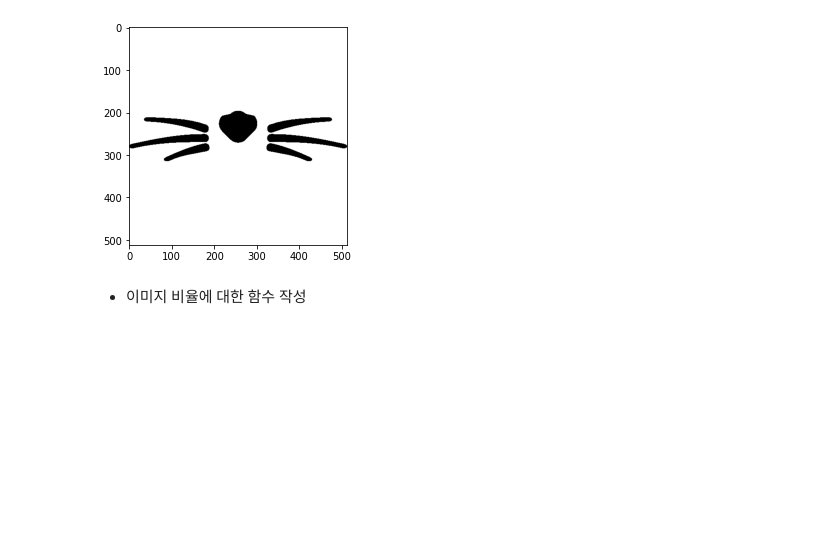
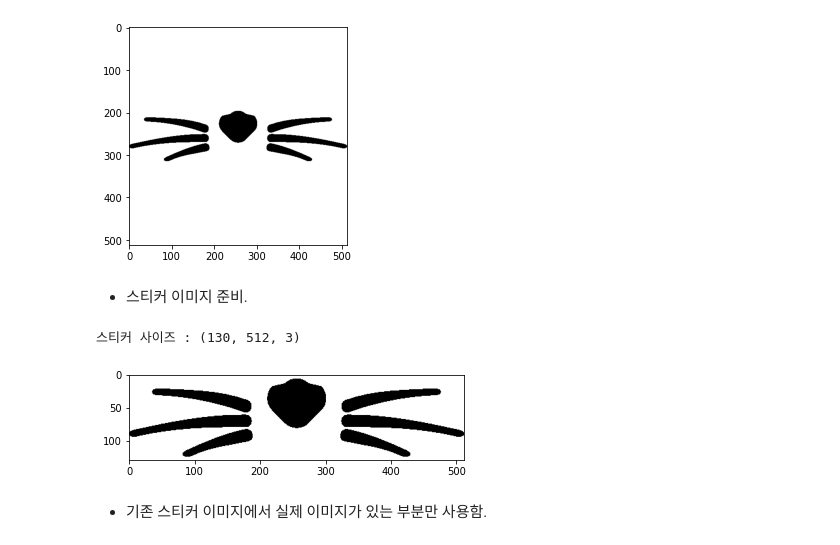
Before and after one commit to MONOKIM123/Aiffel_exploration, a Jupyter notebook: project8.ipynb, the cells around one changed output. Cells and saved outputs as stored; diff of their text form; code cells hidden in the pictures; blank space fills up the shorter version.

```diff
--- a/project8.ipynb
+++ b/project8.ipynb
@@ -167,5 +177,14 @@ print("스티커 사이즈 :", cat_sticker.shape)
 # %% [output]
 스티커 사이즈 : (512, 512, 3)
 [figure]
-# %% [markdown]
-- 이미지 비율에 대한 함수 작성
+# %% [markdown]
+- 스티커 이미지 준비.
+# %%
+resized_cat_sticker = cat_sticker[190:320,:]
+plt.imshow(resized_cat_sticker)
+print("스티커 사이즈 :", resized_cat_sticker.shape)
+# %% [output]
+스티커 사이즈 : (130, 512, 3)
+[figure, added]
+# %% [markdown]
+- 기존 스티커 이미지에서 실제 이미지가 있는 부분만 사용함.
```
Also changed, not shown: parts of 22 cells of this notebook.
